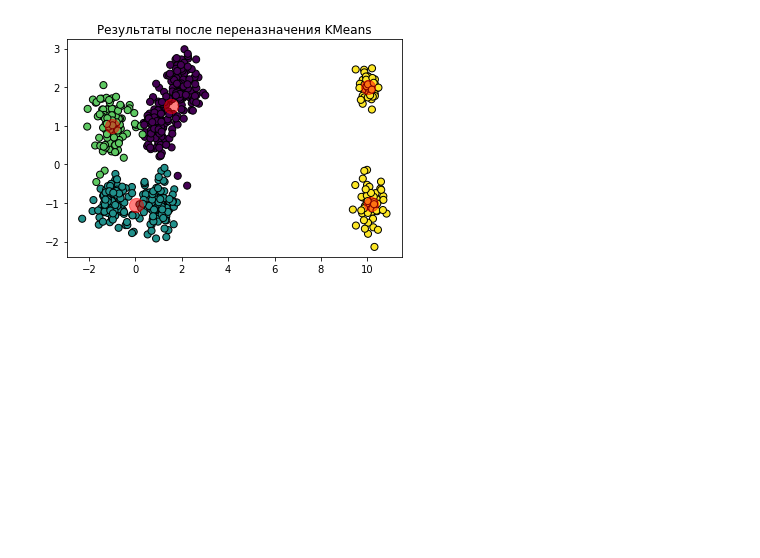
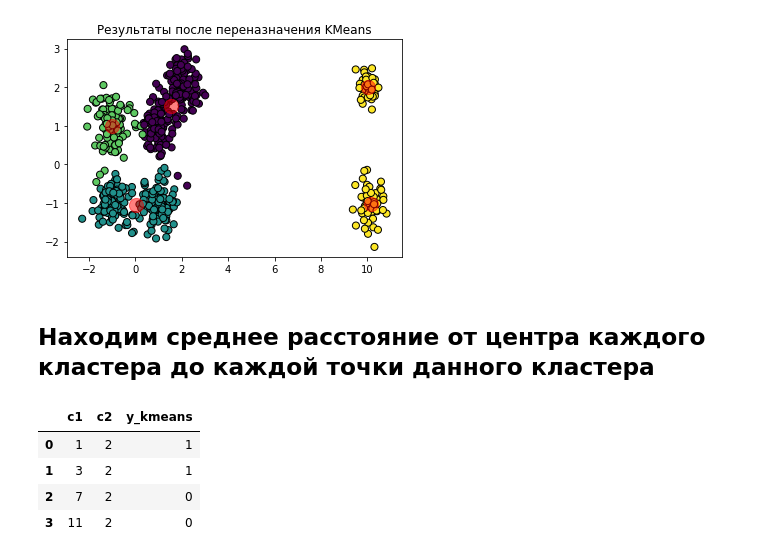
Before and after one commit to VityaShevcov/kmeans_min_size_clustering, a Jupyter notebook: k_mean_min_size.ipynb, the cells around one changed output. Cells and saved outputs as stored; diff of their text form; code cells hidden in the pictures; blank space fills up the shorter version.

```diff
--- a/k_mean_min_size.ipynb
+++ b/k_mean_min_size.ipynb
@@ -139,3 +141,5 @@ plt.title('Результаты после переназначения KMeans')
 # %% [output]
 Text(0.5, 1.0, 'Результаты после переназначения KMeans')
 [figure]
+# %% [markdown]
+## Находим среднее расстояние от центра каждого кластера до каждой точки данного кластера
@@ -141,0 +158,17 @@ Text(0.5, 1.0, 'Результаты после переназначения KMe
+# %%
+# создаем датасет
+X = np.array([[1,3,7,11], [2, 2, 2, 2]]).T
+df = pd.DataFrame(X, columns = ['c1', 'c2'])
+
+# строим kmeans
+kmeans = KMeans(n_clusters = 2, random_state = 42)
+kmeans.fit(df)
+
+# метки кластеров
+df['y_kmeans'] = kmeans.predict(X); df
+# %% [output]
+|  | c1 | c2 | y_kmeans |
+| 0 | 1 | 2 | 1 |
+| 1 | 3 | 2 | 1 |
+| 2 | 7 | 2 | 0 |
+| 3 | 11 | 2 | 0 |
```
Also changed, not shown: parts of 4 cells of this notebook.
